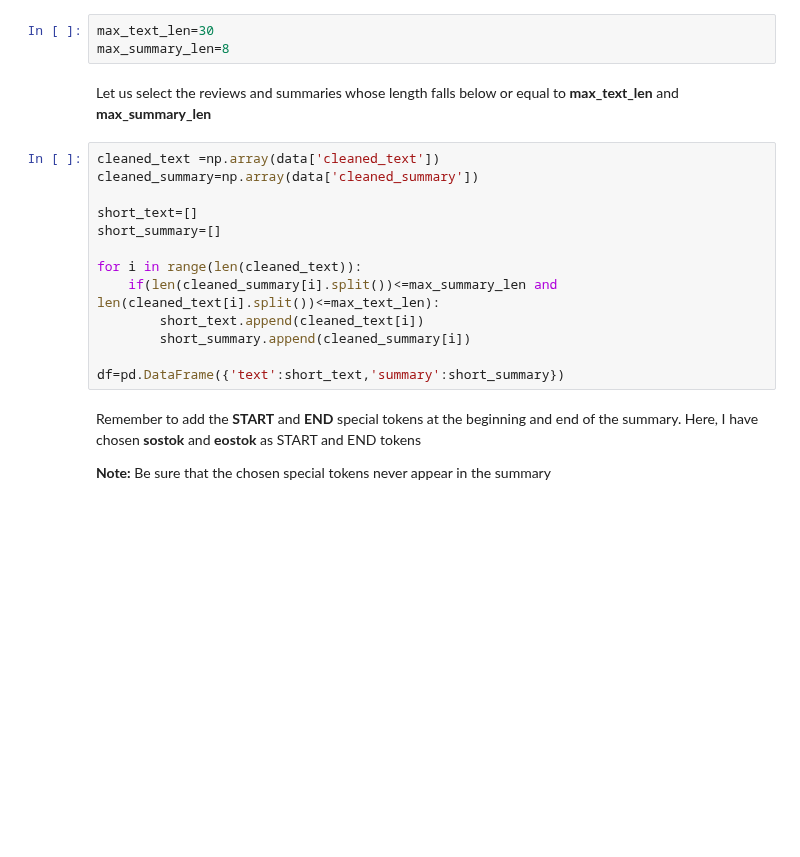
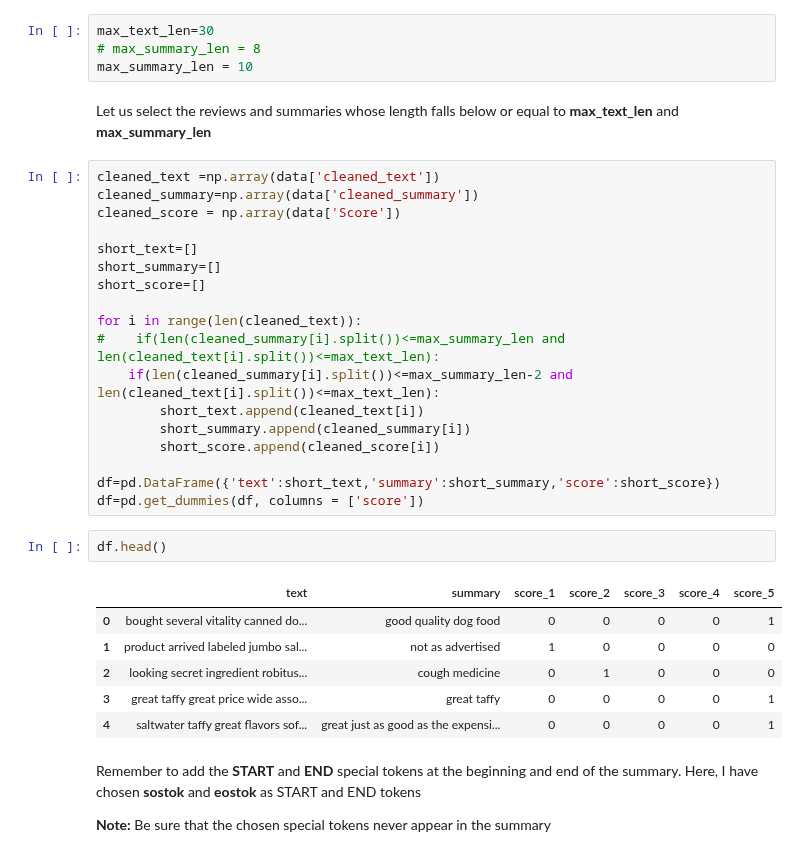
Before and after one commit to rirolli/summarize_net, a Jupyter notebook: jupyter/How_to_build_own_text_summarizer_using_deep_learning.ipynb, the cells around one changed output. Cells and saved outputs as stored; diff of their text form; blank space fills up the shorter version.

```diff
--- a/jupyter/How_to_build_own_text_summarizer_using_deep_learning.ipynb
+++ b/jupyter/How_to_build_own_text_summarizer_using_deep_learning.ipynb
@@ -230,22 +248,37 @@ We observe that 94% of the summaries have length below 8. So, we can fix maximum
 Let us fix the maximum length of review to 30
 # %%
 max_text_len=30
-max_summary_len=8
+# max_summary_len = 8
+max_summary_len = 10
 # %% [markdown]
 Let us select the reviews and summaries whose length falls below or equal to **max_text_len** and **max_summary_len**
 # %%
 cleaned_text =np.array(data['cleaned_text'])
 cleaned_summary=np.array(data['cleaned_summary'])
+cleaned_score = np.array(data['Score'])
 
 short_text=[]
 short_summary=[]
+short_score=[]
 
 for i in range(len(cleaned_text)):
-    if(len(cleaned_summary[i].split())<=max_summary_len and len(cleaned_text[i].split())<=max_text_len):
+#    if(len(cleaned_summary[i].split())<=max_summary_len and len(cleaned_text[i].split())<=max_text_len):
+    if(len(cleaned_summary[i].split())<=max_summary_len-2 and len(cleaned_text[i].split())<=max_text_len):
         short_text.append(cleaned_text[i])
         short_summary.append(cleaned_summary[i])
+        short_score.append(cleaned_score[i])
 
-df=pd.DataFrame({'text':short_text,'summary':short_summary})
+df=pd.DataFrame({'text':short_text,'summary':short_summary,'score':short_score})
+df=pd.get_dummies(df, columns = ['score'])
+# %%
+df.head()
+# %% [output]
+|  | text | summary | score_1 | score_2 | score_3 | score_4 | score_5 |
+| 0 | bought several vitality canned do... | good quality dog food | 0 | 0 | 0 | 0 | 1 |
+| 1 | product arrived labeled jumbo sal... | not as advertised | 1 | 0 | 0 | 0 | 0 |
+| 2 | looking secret ingredient robitus... | cough medicine | 0 | 1 | 0 | 0 | 0 |
+| 3 | great taffy great price wide asso... | great taffy | 0 | 0 | 0 | 0 | 1 |
+| 4 | saltwater taffy great flavors sof... | great just as good as the expensi... | 0 | 0 | 0 | 0 | 1 |
 # %% [markdown]
 Remember to add the **START** and **END** special tokens at the beginning and end of the summary. Here, I have chosen **sostok** and **eostok** as START and END tokens
 
```
Also changed, not shown: parts of 47 cells of this notebook, 1 other file.
